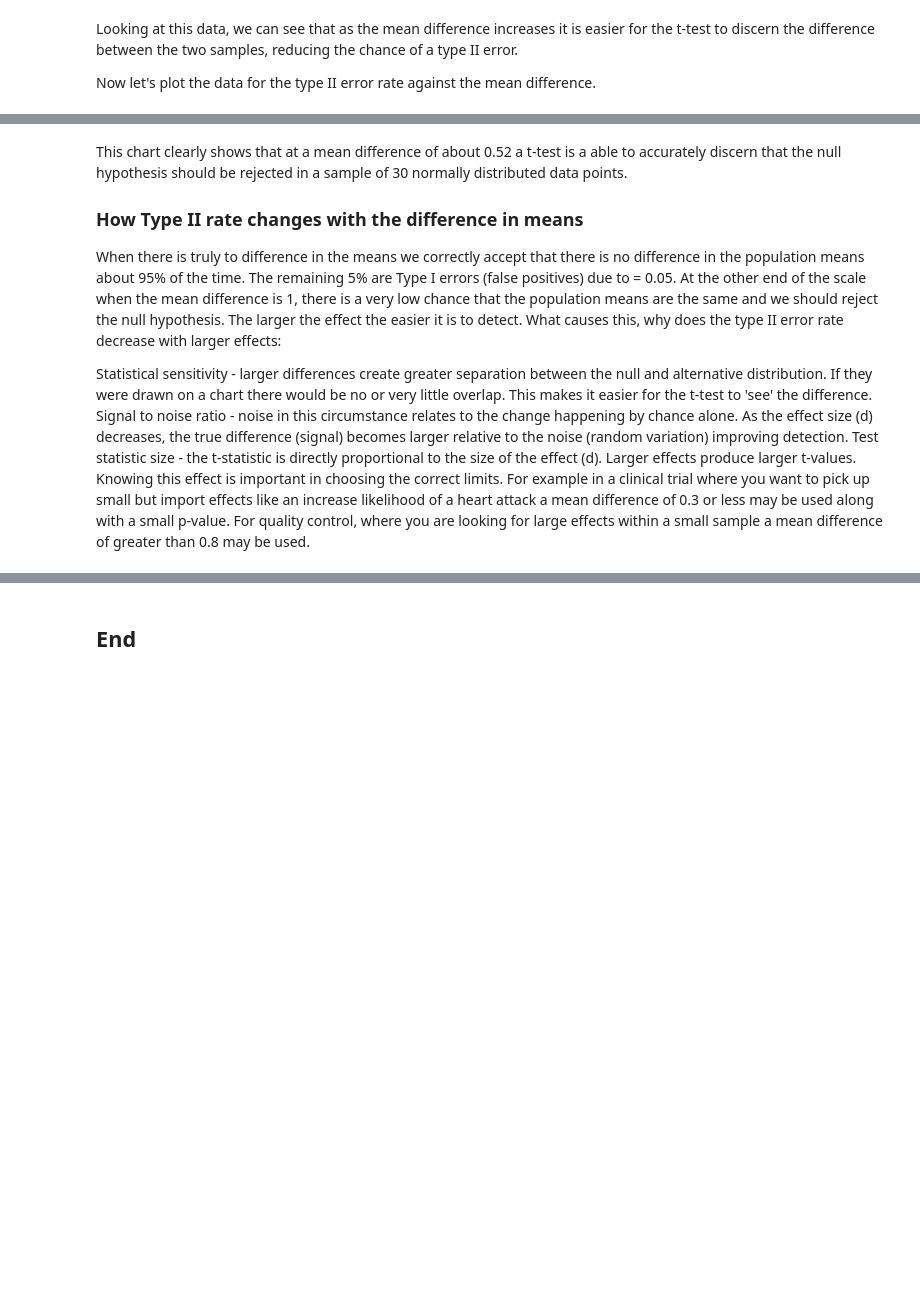
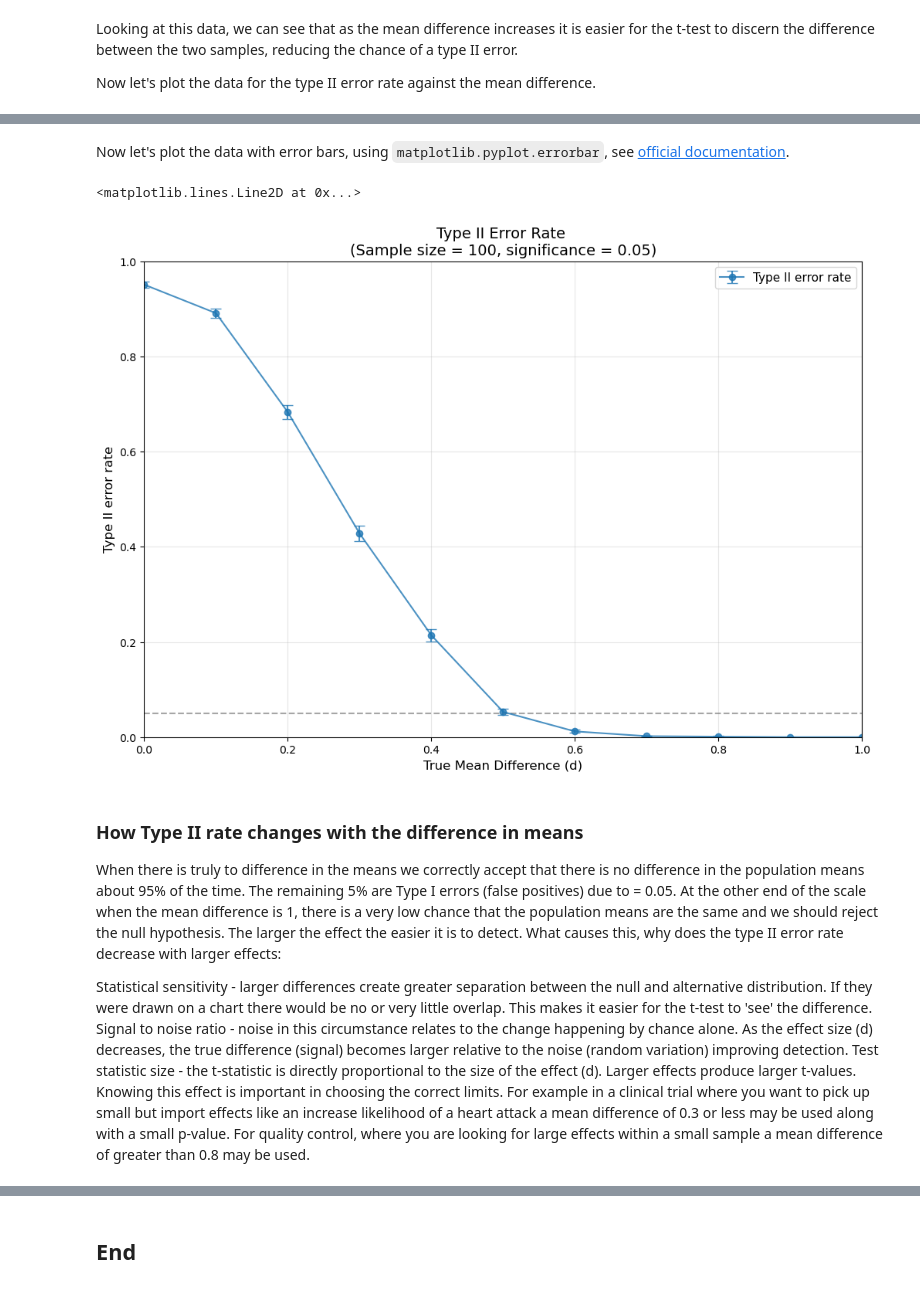
Before and after one commit to kknb1982/applied_statistics, a Jupyter notebook: problems.ipynb, the cells around one changed output, grey strips where cells are left out. Drawn from its saved outputs; the diff is of its cells as text; code cells hidden in the pictures; blank space fills up the shorter version.

```diff
--- a/problems.ipynb
+++ b/problems.ipynb
@@ -1016,0 +1099,6 @@ plt.show()
+# %%
+# Compute standard errors using binomial formula: sqrt(p*(1-p)/n)
+se = np.sqrt(type_ii_df["Type II Error Rate"] * (1 - type_ii_df["Type II Error Rate"]) / n_simulations)
+
+# Show the standard errors
+se
@@ -1017,6 +1118,33 @@ plt.show()
+# %% [markdown]
+Now let's plot the data with error bars, using `matplotlib.pyplot.errorbar`, see [official documentation](https://matplotlib.org/stable/api/_as_gen/matplotlib.pyplot.errorbar.html).
+# %%
+# Plot Type II error rate vs true mean difference
+#  Create a blank figure
+# https://matplotlib.org/stable/api/_as_gen/matplotlib.pyplot.subplots.html
+fig, ax = plt.subplots(figsize=(12, 8))
+
+# Plot with error bars
+# https://matplotlib.org/stable/api/_as_gen/matplotlib.pyplot.errorbar.html
+ax.errorbar(type_ii_df["Mean Difference (d)"], type_ii_df["Type II Error Rate"],
+            yerr=se, marker='o', capsize=5, label='Type II error rate', linestyle='-', alpha=0.8)
+
+# Set labels and title
+# https://matplotlib.org/stable/api/_as_gen/matplotlib.axes.Axes.set
+ax.set_xlabel('True Mean Difference (d)', fontsize=12)
+ax.set_ylabel('Type II error rate', fontsize=12)
+ax.set_title('Type II Error Rate \n(Sample size = 100, significance = 0.05)', fontsize=14)
+ax.grid(True, alpha=0.3)
+ax.legend(fontsize=11)
+ax.set_ylim(0, 1)
+ax.set_xlim(0, max(d))
+
+# Reference line at significance of 0.05
+# https://matplotlib.org/stable/api/_as_gen/matplotlib.axes.Axes.axhline.html
+ax.axhline(y=0.05, color='gray', linestyle='--', alpha=0.7, label='significance = 0.05')
+# %% [output]
+<matplotlib.lines.Line2D at 0x...>
+[figure, added]
 # %% [markdown]
-This chart clearly shows that at a mean difference of about 0.52 a t-test is a able to accurately discern that the null hypothesis should be rejected in a sample of 30 normally distributed data points.
-
 ### How Type II rate changes with the difference in means
 When there is truly to difference in the means we correctly accept that there is no difference in the population means about 95% of the time. The remaining 5% are Type I errors (false positives) due to
  = 0.05. At the other end of the scale when the mean difference is 1, there is a very low chance that the population means are the same and we should reject the null hypothesis. The larger the effect the easier it is to detect. What causes this, why does the type II error rate decrease with larger effects:
```
Also changed, not shown: parts of 51 cells of this notebook.
